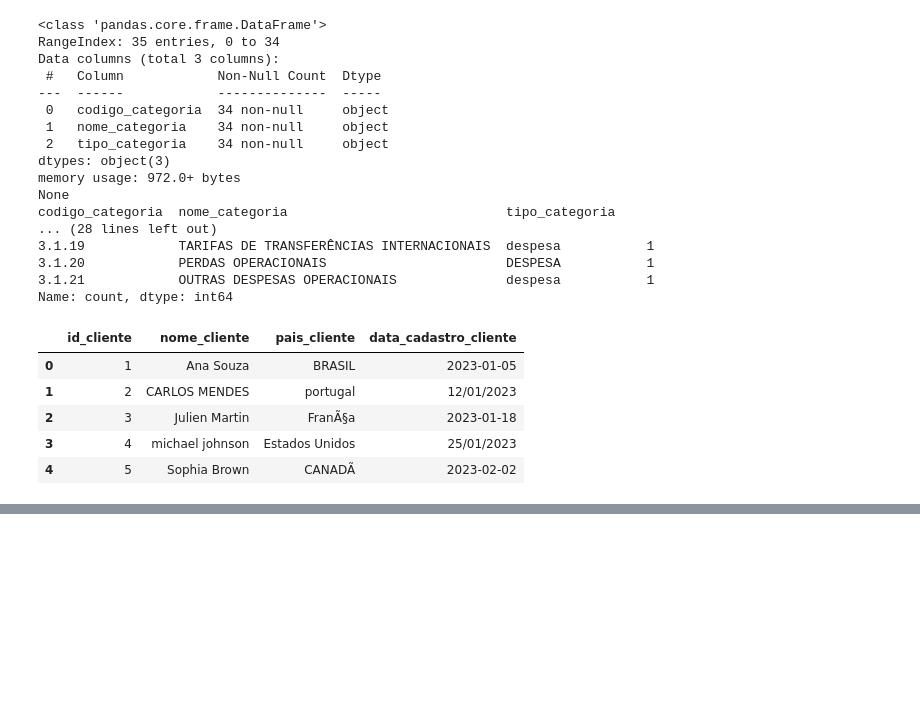
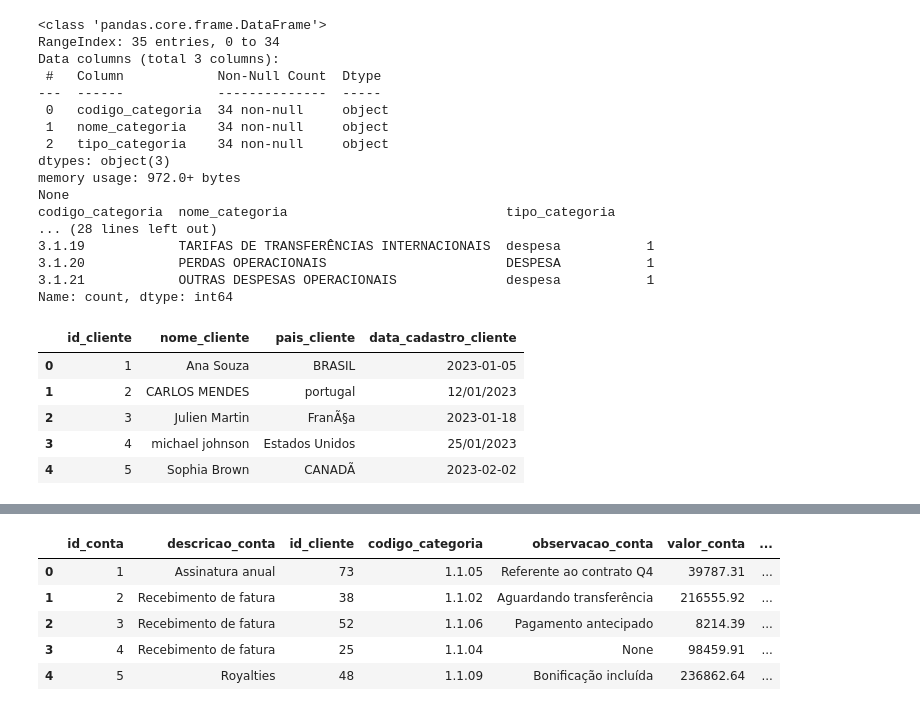
Before and after one commit to Breno-Lira/Desafio-Ray, a Jupyter notebook: notebooks/eda_exploratorio.ipynb, the cells around one changed output, grey strips where cells are left out. Cells and saved outputs as stored; diff of their text form; code cells hidden in the pictures; blank space fills up the shorter version.

```diff
--- a/notebooks/eda_exploratorio.ipynb
+++ b/notebooks/eda_exploratorio.ipynb
@@ -48,0 +58,9 @@ df_cliente.head()
+# %%
+df_conta_receber_bronze.head()
+# %% [output]
+|  | id_conta | descricao_conta | id_cliente | codigo_categoria | observacao_conta | valor_conta | ... |
+| 0 | 1 | Assinatura anual | 73 | 1.1.05 | Referente ao contrato Q4 | 39787.31 | ... |
+| 1 | 2 | Recebimento de fatura | 38 | 1.1.02 | Aguardando transferência | 216555.92 | ... |
+| 2 | 3 | Recebimento de fatura | 52 | 1.1.06 | Pagamento antecipado | 8214.39 | ... |
+| 3 | 4 | Recebimento de fatura | 25 | 1.1.04 | None | 98459.91 | ... |
+| 4 | 5 | Royalties | 48 | 1.1.09 | Bonificação incluída | 236862.64 | ... |
```
Also changed, not shown: parts of 11 cells of this notebook, 5 other files.
